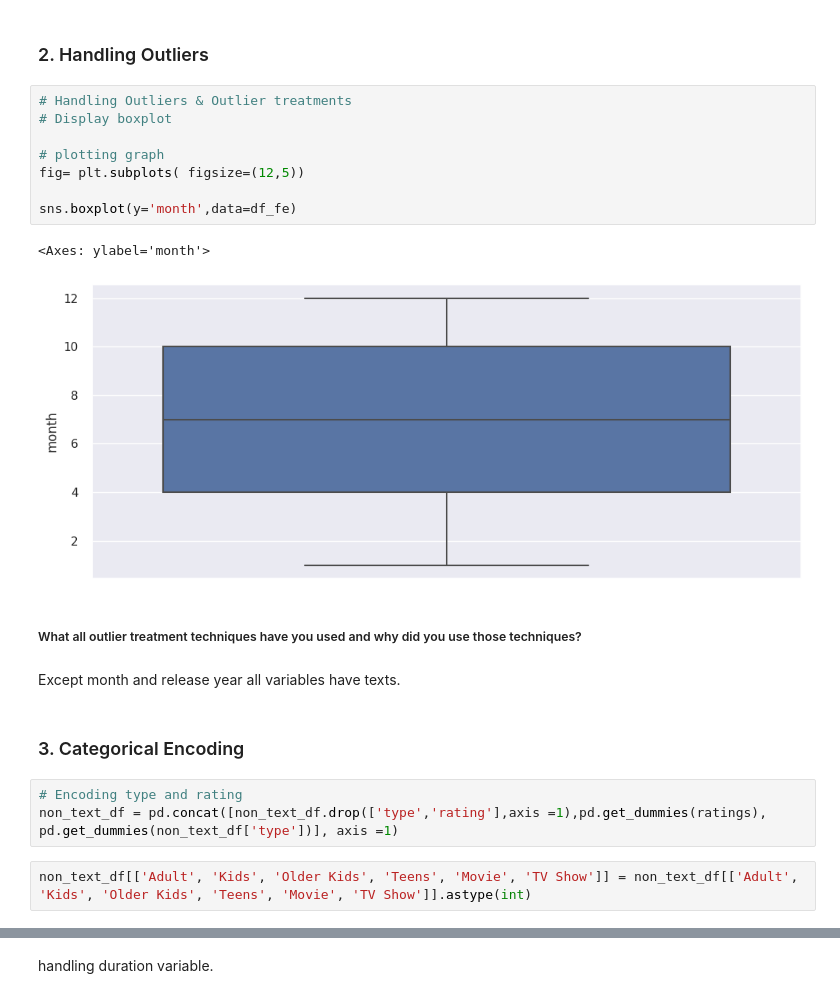
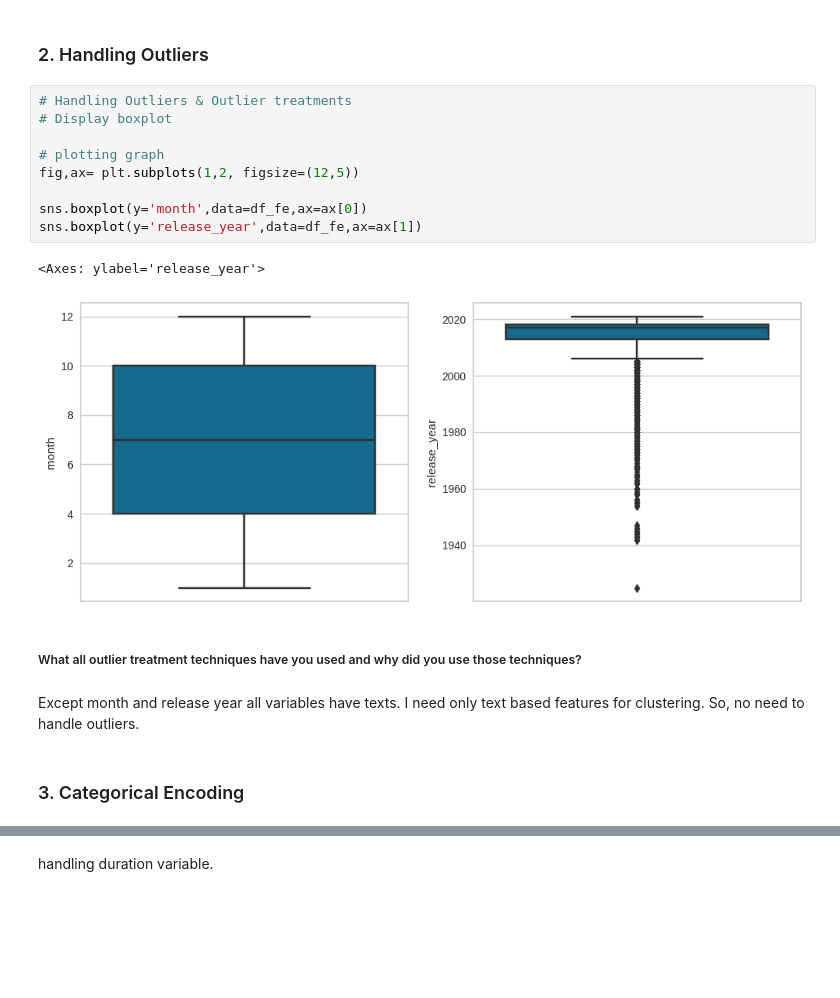
Before and after one commit to subhashsomarouthu/Netflix-Movies-and-TV-Shows-Clustering, a Jupyter notebook: Netflix_Movies_and_TV_Shows_Clustering.ipynb, the cells around one changed output, grey strips where cells are left out. Cells and saved outputs as stored; diff of their text form; blank space fills up the shorter version.

```diff
--- a/Netflix_Movies_and_TV_Shows_Clustering.ipynb
+++ b/Netflix_Movies_and_TV_Shows_Clustering.ipynb
@@ -1363,22 +1327,19 @@ dtype: int64
 # %%
 # Handling Outliers & Outlier treatments
 # Display boxplot
 
 # plotting graph
-fig= plt.subplots( figsize=(12,5))
+fig,ax= plt.subplots(1,2, figsize=(12,5))
 
-sns.boxplot(y='month',data=df_fe)
+sns.boxplot(y='month',data=df_fe,ax=ax[0])
+sns.boxplot(y='release_year',data=df_fe,ax=ax[1])
 # %% [output]
-<Axes: ylabel='month'>
+<Axes: ylabel='release_year'>
-[figure, old version]
+[figure, new version]
 # %% [markdown]
 ##### What all outlier treatment techniques have you used and why did you use those techniques?
 # %% [markdown]
 Except month and release year all variables have texts.
+I need only text based features for clustering. So, no need to handle outliers.
 # %% [markdown]
 ### 3. Categorical Encoding
-# %%
-# Encoding type and rating
-non_text_df = pd.concat([non_text_df.drop(['type','rating'],axis =1),pd.get_dummies(ratings), pd.get_dummies(non_text_df['type'])], axis =1)
-# %%
-non_text_df[['Adult', 'Kids', 'Older Kids', 'Teens', 'Movie', 'TV Show']] = non_text_df[['Adult', 'Kids', 'Older Kids', 'Teens', 'Movie', 'TV Show']].astype(int)
```
Also changed, not shown: parts of 194 cells of this notebook.
